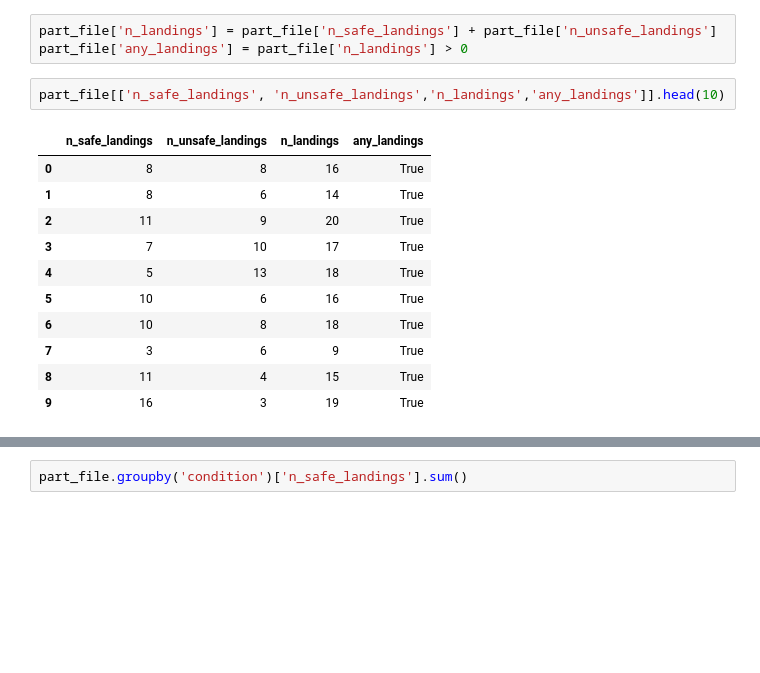
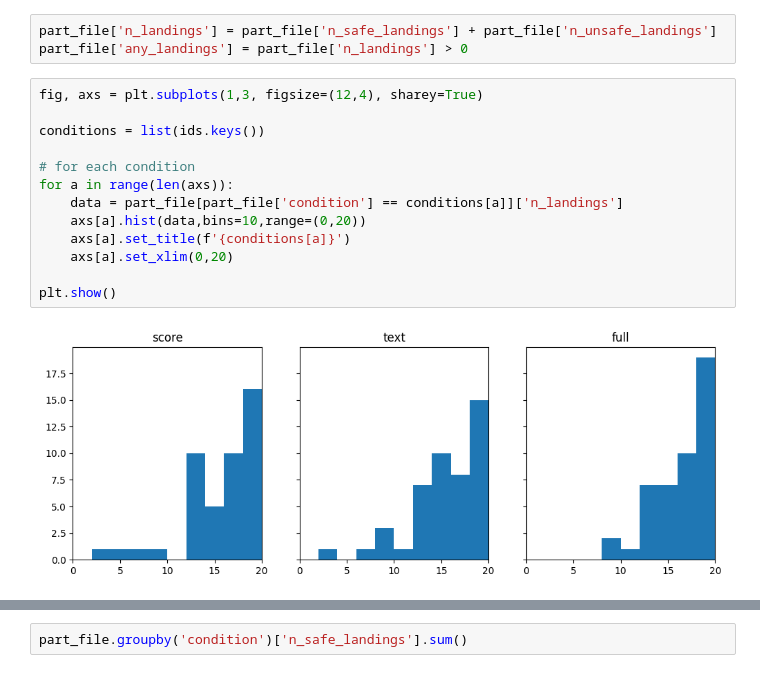
Before and after one commit to cairo-robotics/llm-multimodal-drone-feedback, a Jupyter notebook: analysis/analysis_brainstorm.ipynb, the cells around one changed output, grey strips where cells are left out. Cells and saved outputs as stored; diff of their text form; blank space fills up the shorter version.

Commit message:
combine safe/unsafe landings

```diff
--- a/analysis/analysis_brainstorm.ipynb
+++ b/analysis/analysis_brainstorm.ipynb
@@ -1383,17 +1383,18 @@ skipping participant 6522a86994a5ce0d7bb9feba trial 9
 # %%
 part_file['n_landings'] = part_file['n_safe_landings'] + part_file['n_unsafe_landings']
 part_file['any_landings'] = part_file['n_landings'] > 0
-# %%
-part_file[['n_safe_landings', 'n_unsafe_landings','n_landings','any_landings']].head(10)
-# %% [output]
-|  | n_safe_landings | n_unsafe_landings | n_landings | any_landings |
-| 0 | 8 | 8 | 16 | True |
-| 1 | 8 | 6 | 14 | True |
-| 2 | 11 | 9 | 20 | True |
-| 3 | 7 | 10 | 17 | True |
-| 4 | 5 | 13 | 18 | True |
-| 5 | 10 | 6 | 16 | True |
-| 6 | 10 | 8 | 18 | True |
-| 7 | 3 | 6 | 9 | True |
-| 8 | 11 | 4 | 15 | True |
-| 9 | 16 | 3 | 19 | True |
+# %%
+fig, axs = plt.subplots(1,3, figsize=(12,4), sharey=True)
+
+conditions = list(ids.keys())
+
+# for each condition
+for a in range(len(axs)):
+    data = part_file[part_file['condition'] == conditions[a]]['n_landings']
+    axs[a].hist(data,bins=10,range=(0,20))
+    axs[a].set_title(f'{conditions[a]}')
+    axs[a].set_xlim(0,20)
+
+plt.show()
+# %% [output]
+[figure, added]
```
Also changed, not shown: parts of 4 cells of this notebook.
